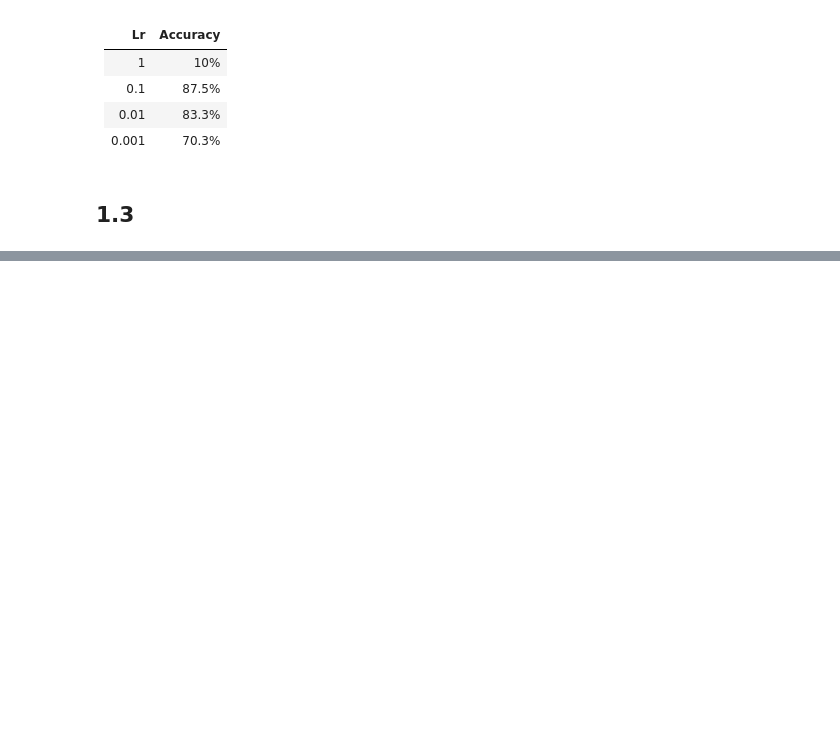
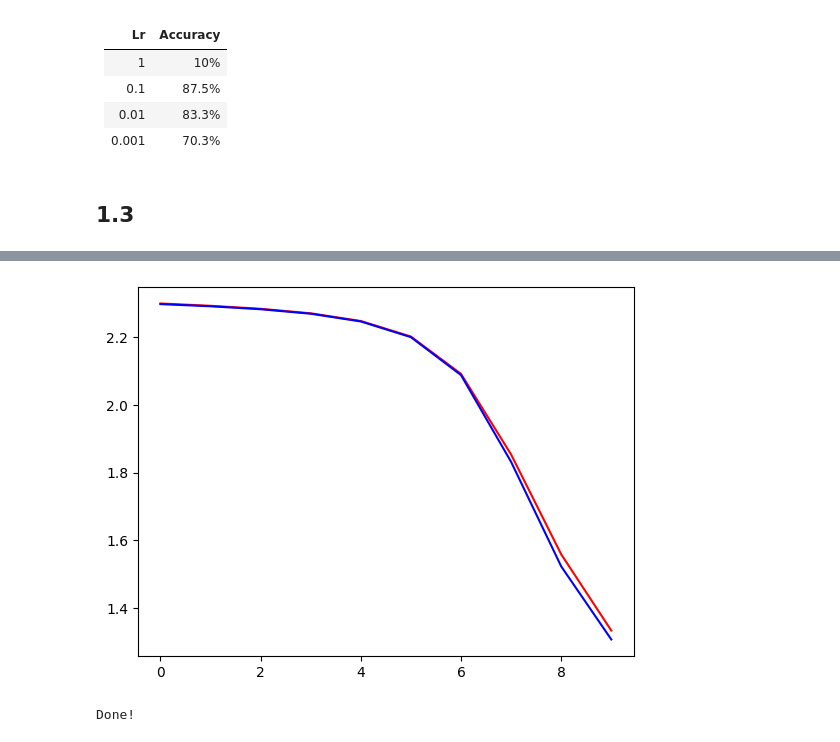
Before and after one commit to CHamilton0/COMP-SCI-7315-Computer-Vision, a Jupyter notebook: Assignment3/A3_Q1-2024.ipynb, the cells around one changed output, grey strips where cells are left out. Drawn from its saved outputs; the diff is of its cells as text; code cells hidden in the pictures; blank space fills up the shorter version.

```diff
--- a/Assignment3/A3_Q1-2024.ipynb
+++ b/Assignment3/A3_Q1-2024.ipynb
@@ -448,0 +591,66 @@ KeyboardInterrupt:
+# %%
+#1.5
+
+# DEEP
+
+# Get cpu or gpu device for training.
+device = "cuda" if torch.cuda.is_available() else "cpu"
+print("Using {} device".format(device))
+
+import torch.nn.functional as F
+
+# Define model
+class NeuralNetwork(nn.Module):
+    def __init__(self):
+        super(NeuralNetwork, self).__init__()
+        self.flatten = nn.Flatten()
+        self.linear_relu_stack = nn.Sequential(
+            nn.Linear(28*28, 512),
+            nn.ReLU(),
+            nn.Linear(512, 512),
+            nn.ReLU(),
+            nn.Linear(512, 512),
+            nn.ReLU(),
+            nn.Linear(512, 512),
+            nn.ReLU(),
+            nn.Linear(512, 10)
+       )
+
+    def forward(self, x):
+        x = self.flatten(x)
+        logits = self.linear_relu_stack(x)
+
+        return logits
+
+model = NeuralNetwork().to(device)
+print(model)
+
+###Define the loss function and the optimizer
+loss_fn = nn.CrossEntropyLoss()
+optimizer = torch.optim.SGD(model.parameters(), lr=1e-3)
+
+#Train and test the model
+epochs = 10
+rate = 1e-3
+
+print(f"Training for {epochs} epochs with learning rate: {rate}")
+model = NeuralNetwork().to(device)
+optimizer = torch.optim.SGD(model.parameters(), lr=rate)
+
+train_losses = []
+test_losses = []
+
+for t in range(epochs):
+    print(f"Epoch {t+1}\n-------------------------------")
+    train_loss = train(train_dataloader, model, loss_fn, optimizer)
+    test_loss, _ = test(test_dataloader, model, loss_fn)
+
+    train_losses.append(train_loss)
+    test_losses.append(test_loss)
+
+plt.plot(np.array(train_losses), 'r')
+plt.plot(np.array(test_losses), 'b')
+plt.show()
+
+print("Done!\n")
+# %% [output]
@@ -448,0 +674,2 @@ KeyboardInterrupt:
+[figure, added]
+Done!
```
Also changed, not shown: parts of 11 cells of this notebook, 2 other files.
